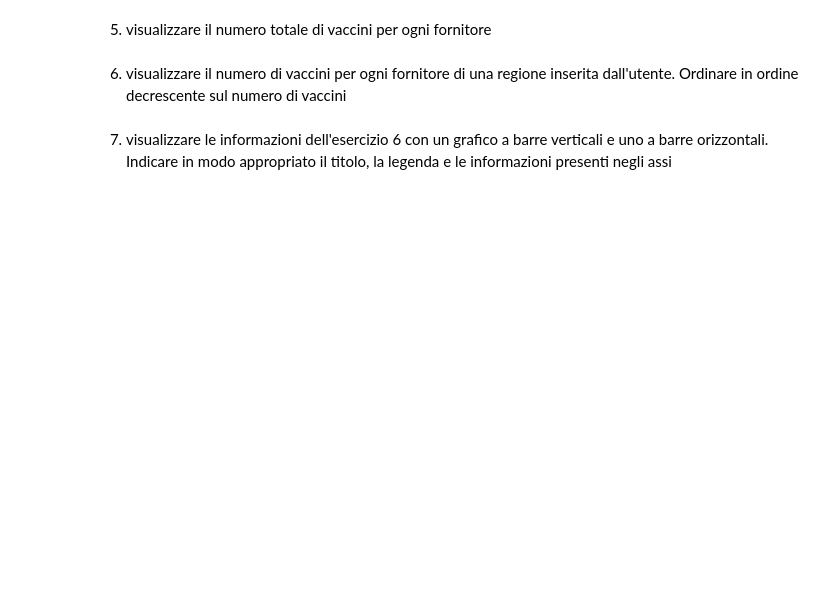
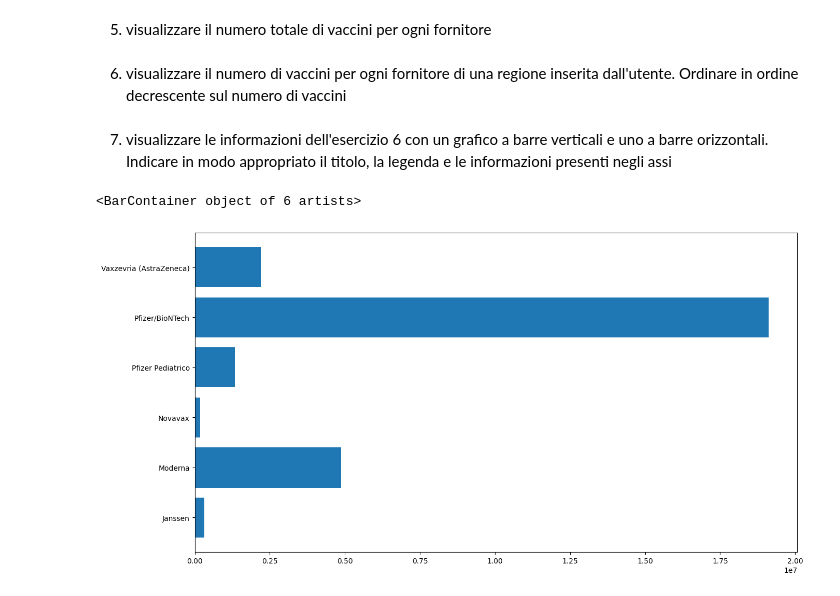
Before and after one commit to BernasconiLorenzo06/PANDAS_FILE, a Jupyter notebook: PANDAS_group_by_su_una_colonna_funzioni.ipynb, the cells around one changed output. Saved outputs shown, nothing was run; the diff lists cells and outputs as text; code cells hidden in the pictures; blank space fills up the shorter version.

```diff
--- a/PANDAS_group_by_su_una_colonna_funzioni.ipynb
+++ b/PANDAS_group_by_su_una_colonna_funzioni.ipynb
@@ -60,5 +71,9 @@ df
 # %% [markdown]
 6. visualizzare il numero di vaccini per ogni fornitore di una regione inserita dall'utente. Ordinare in ordine
 decrescente sul numero di vaccini
+# %%
+regioneInput = input("inserire una regione   ")
+vaccini_per_fornitore = df[df["reg"] == regioneInput].groupby("forn")[["numero_dosi"]].sum().reset_index()
+vaccini_per_fornitore
 # %% [markdown]
 7. visualizzare le informazioni dell'esercizio 6 con un grafico a barre verticali e uno a barre orizzontali. Indicare in modo appropriato il titolo, la legenda e le informazioni presenti negli assi
@@ -64,0 +90,10 @@ decrescente sul numero di vaccini
+# %%
+
+labels = vaccini_per_fornitore['forn']
+dati = vaccini_per_fornitore["numero_dosi"]
+
+fig, ax = plt.subplots(figsize=(15,8))
+ax.barh(labels, dati, label='totale vaccinati in ogni regione')
+# %% [output]
+<BarContainer object of 6 artists>
+[figure, added]
```
Also changed, not shown: parts of 9 cells of this notebook.
